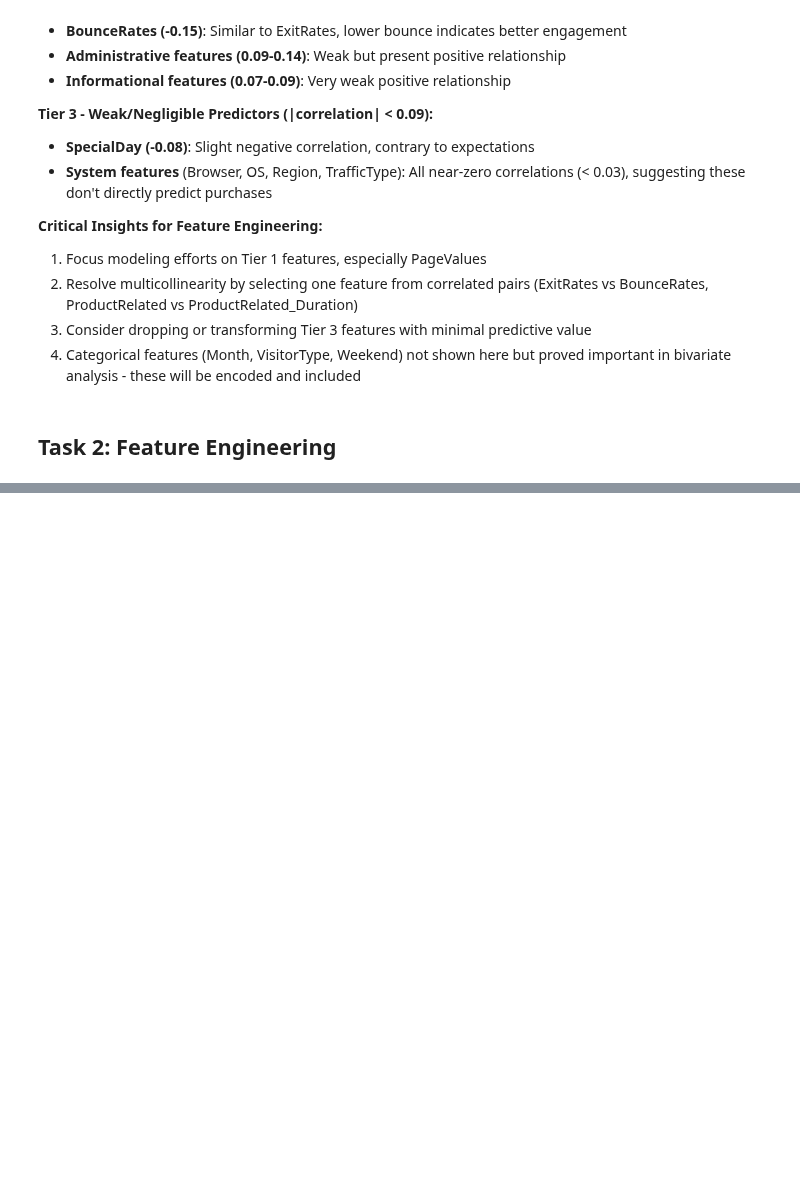
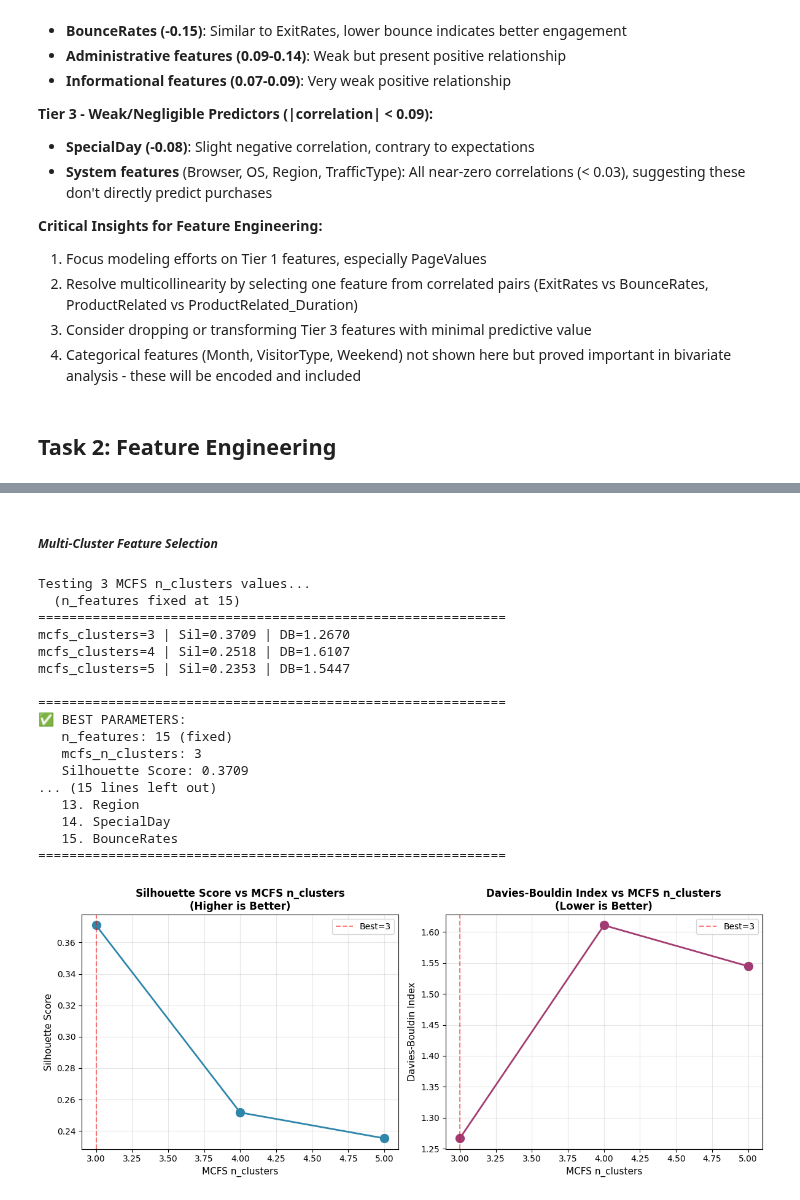
Before and after one commit to JackyDo2005/A3_PDS_RMIT, a Jupyter notebook: Assignment3.ipynb, the cells around one changed output, grey strips where cells are left out. Saved outputs shown, nothing was run; the diff lists cells and outputs as text; code cells hidden in the pictures; blank space fills up the shorter version.

```diff
--- a/Assignment3.ipynb
+++ b/Assignment3.ipynb
@@ -1870,0 +2095,2 @@ Name: proportion, dtype: float64
+# %% [markdown]
+##### ***Multi-Cluster Feature Selection***
@@ -1870,0 +2242,29 @@ Name: proportion, dtype: float64
+# %%
+# Apply MCFS (uses skfeature library with explicit W construction)
+df_mcfs, features_mcfs, best_clusters, results = apply_mcfs(
+    df_clustered,
+    n_features=15,
+    mcfs_n_clusters_list=[3, 4, 5]
+)
+
+# Plot results
+plot_mcfs_results(results, best_clusters)
+# %% [output]
+Testing 3 MCFS n_clusters values...
+  (n_features fixed at 15)
+============================================================
+mcfs_clusters=3 | Sil=0.3709 | DB=1.2670
+mcfs_clusters=4 | Sil=0.2518 | DB=1.6107
+mcfs_clusters=5 | Sil=0.2353 | DB=1.5447
+
+============================================================
+✅ BEST PARAMETERS:
+   n_features: 15 (fixed)
+   mcfs_n_clusters: 3
+   Silhouette Score: 0.3709
+... (15 lines left out)
+   13. Region
+   14. SpecialDay
+   15. BounceRates
+============================================================
+[figure, added]
```
Also changed, not shown: parts of 44 cells of this notebook, 4 other files.
